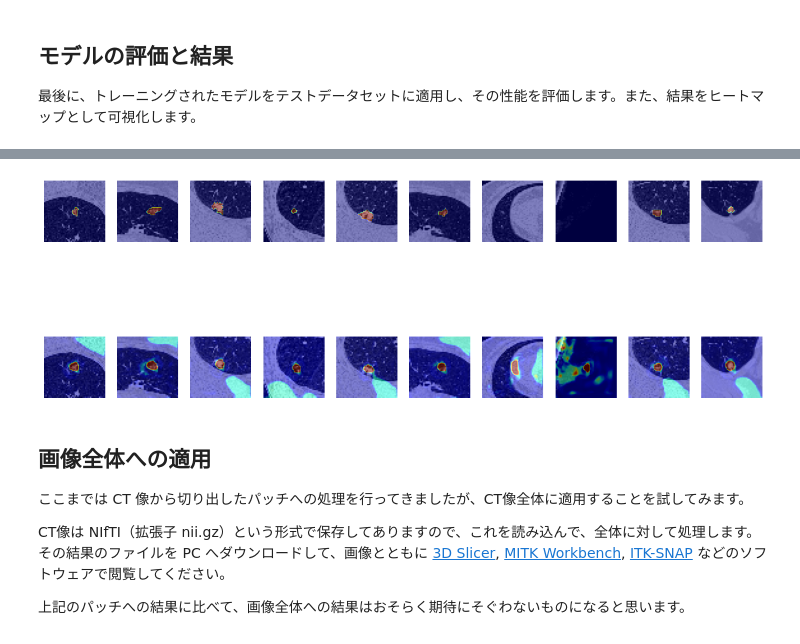
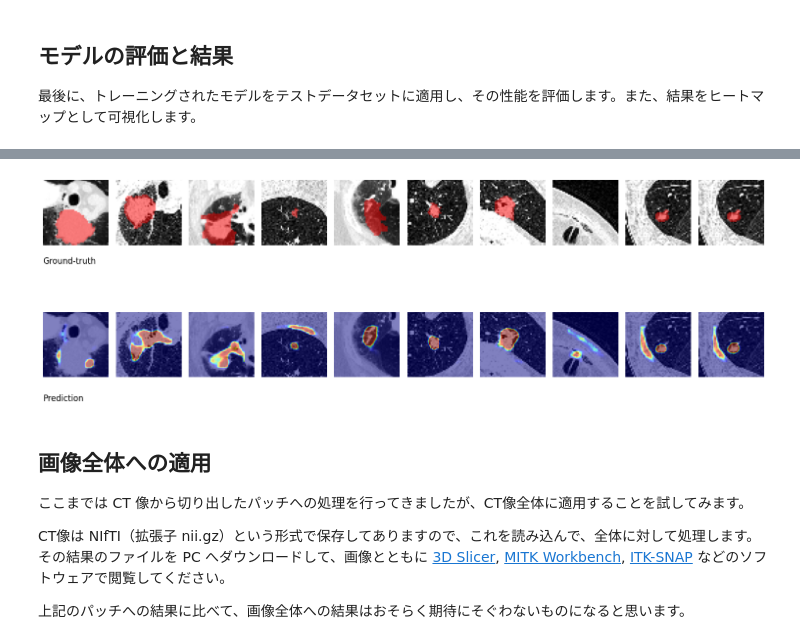
Before and after one commit to shizoda/education, a Jupyter notebook: machine_learning/unet/unet_lung_cancer.ipynb, the cells around one changed output, grey strips where cells are left out. Saved outputs shown, nothing was run; the diff lists cells and outputs as text; code cells hidden in the pictures.

```diff
--- a/machine_learning/unet/unet_lung_cancer.ipynb
+++ b/machine_learning/unet/unet_lung_cancer.ipynb
@@ -429,31 +429,41 @@ Mean Dice Score on Test Data: 0.5733385682106018
 # %%
 import matplotlib.pyplot as plt
 import numpy as np
+import matplotlib.colors as mcolors
 
 # ランダムに10枚の画像を選択して可視化
 indices = random.sample(range(len(test_dataset)), 10)
-plt.figure(figsize=(15, 6))
+plt.figure(figsize=(15, 7))  # 図のサイズを調整して、テキスト用のスペースを作る
 
 for i, idx in enumerate(indices, 1):
     image, label = test_dataset[idx]
     image, label = image.to(device).unsqueeze(0), label.to(device).unsqueeze(0)
     pred = torch.sigmoid(model(image)).squeeze(0).cpu()
 
     # 1行目に実際のラベルを表示
     plt.subplot(2, 10, i)
     plt.imshow(image.cpu().squeeze(0)[0,...], cmap='gray')
-    plt.imshow(label.cpu().squeeze(0)[0,...], cmap='jet', alpha=0.5)
+    colors = [(1, 0, 0, a) for a in np.linspace(0, 1, 256)]
+    cmap_red = mcolors.LinearSegmentedColormap.from_list('mycmap', colors, N=256)
+    plt.imshow(label.cpu().squeeze(0)[0,...], cmap=cmap_red, alpha=0.5)
     plt.axis('off')
 
     # 2行目に予測されたセグメンテーションマスクを表示
     plt.subplot(2, 10, i + 10)
     plt.imshow(image.cpu().squeeze(0)[0,...], cmap='gray')
     plt.imshow(pred.cpu().detach().numpy().squeeze(0), cmap='jet', alpha=0.5)
     plt.axis('off')
 
+# 1行目の左側に「Ground-truth」をで追加
+plt.figtext(0.01, 0.55, 'Ground-truth', va='center', fontsize=12)
+
+# 2行目の左側に「Prediction」を追加
+plt.figtext(0.01, 0.15, 'Prediction', va='center', fontsize=12)
+
+plt.tight_layout()  # サブプロット間の間隔を自動調整
 plt.show()
 # %% [output]
-[figure, old version]
+[figure, new version]
 # %% [markdown]
 ## 画像全体への適用
 
```
Also changed, not shown: parts of 4 cells of this notebook.
